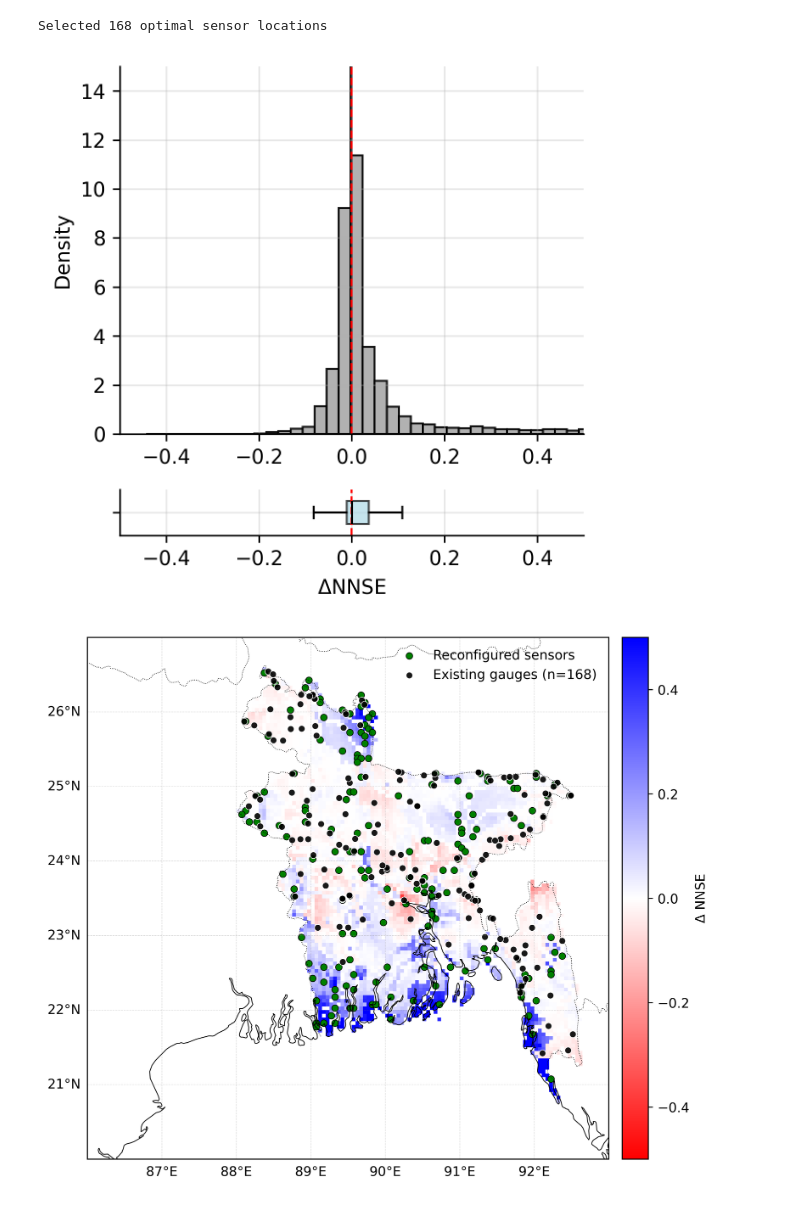
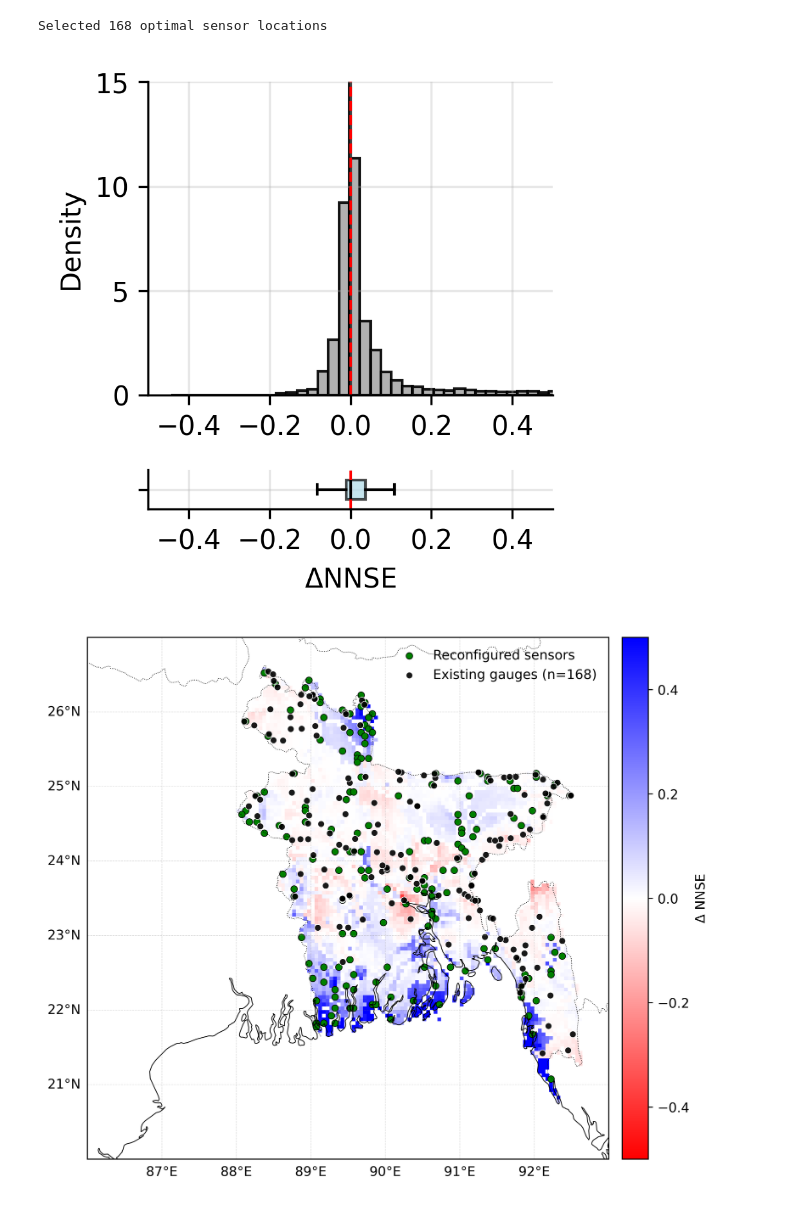
Before and after one commit to future-water/hydrological-sensor-network-design, a Jupyter notebook: sensor_network_Bangladesh.ipynb, the cells around one changed output. Saved outputs shown, nothing was run; the diff lists cells and outputs as text; code cells hidden in the pictures.

```diff
--- a/sensor_network_Bangladesh.ipynb
+++ b/sensor_network_Bangladesh.ipynb
@@ -2,7 +2,7 @@
 from sensor_network_utils import *
 from glofas_processing_utils import *
 # %%
-ROOT = Path("data")
+ROOT = Path("/data")
 GLOFAS_FILES = sorted(glob.glob(str(ROOT / "data_bangladesh_20*.grib")))  # 2020-2023
 BND_SHP = ROOT / "gadm41_BGD_shp/gadm41_BGD_0.shp"
 GAUGES_CSV = Path("/Users/jeiloh/Desktop/bwdb_gauges.csv")
@@ -65,38 +65,38 @@ diff_nnse_cleaned = diff_nnse[~np.isnan(diff_nnse)]
 bin_edges = np.histogram_bin_edges(diff_nnse_cleaned, bins=45)
 bin_edges = np.unique(np.concatenate((bin_edges, [0])))
 
-fig, (ax1, ax2) = plt.subplots(2, 1, figsize=(4, 4), gridspec_kw={'height_ratios': [2, 0.25]}, dpi = 300)
+fig, (ax1, ax2) = plt.subplots(2, 1, figsize=(3, 3), gridspec_kw={'height_ratios': [2, 0.25]}, dpi = 300)
 
 plt.gca().set_facecolor('none')
 plt.gcf().patch.set_alpha(0)
 
 ax1.hist(diff_nnse_cleaned, bins=bin_edges, alpha=0.9, edgecolor='k', color='darkgrey', density=True)
 ax1.set_ylabel('Density')
 ax1.axvline(x=0, color='red', linestyle='--', linewidth=1)
 ax1.spines['top'].set_visible(False)
 ax1.spines['right'].set_visible(False)
 ax1.grid(alpha=0.3)
 ax1.set_ylim(0, 15)
 ax1.set_xlim(-0.5, 0.5)
 
 bp = ax2.boxplot(diff_nnse_cleaned, patch_artist=True, vert=False, showfliers=False, widths=0.5)
 bp['boxes'][0].set_facecolor('lightblue')
 bp['boxes'][0].set_alpha(0.7)
 bp['medians'][0].set_color('black')
 bp['medians'][0].set_linewidth(1)
 
 ax2.axvline(x=0, color='red', linestyle='--', linewidth=1)
 ax2.set_xlabel(r'$\Delta \mathrm{NNSE}$')
 ax2.set_yticklabels([''])
 ax2.spines['top'].set_visible(False)
 ax2.spines['right'].set_visible(False)
 ax2.grid(alpha=0.3)
 ax2.set_xlim(ax1.get_xlim())
 
 plt.tight_layout()
 plt.show()
 # %% [output]
-[figure, old version]
+[figure, new version]
 # %%
 from matplotlib.colors import TwoSlopeNorm
 import matplotlib.pyplot as plt
```
Also changed, not shown: 5 other files.
